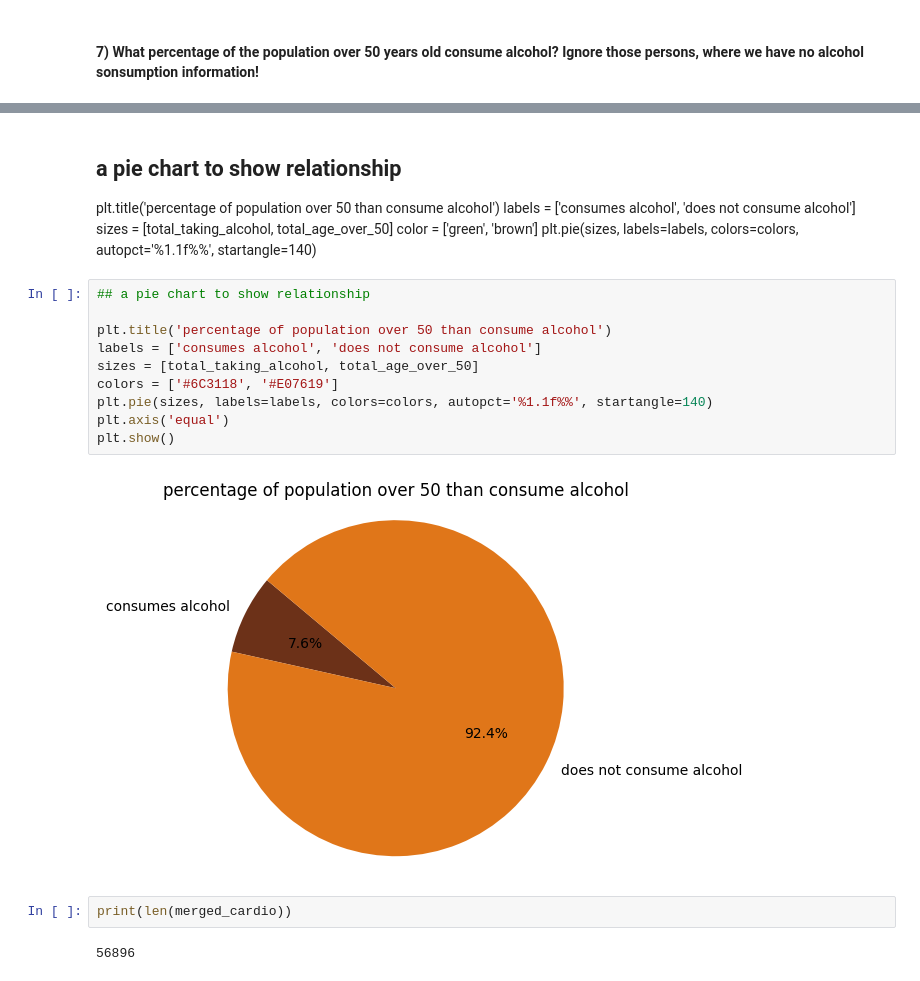
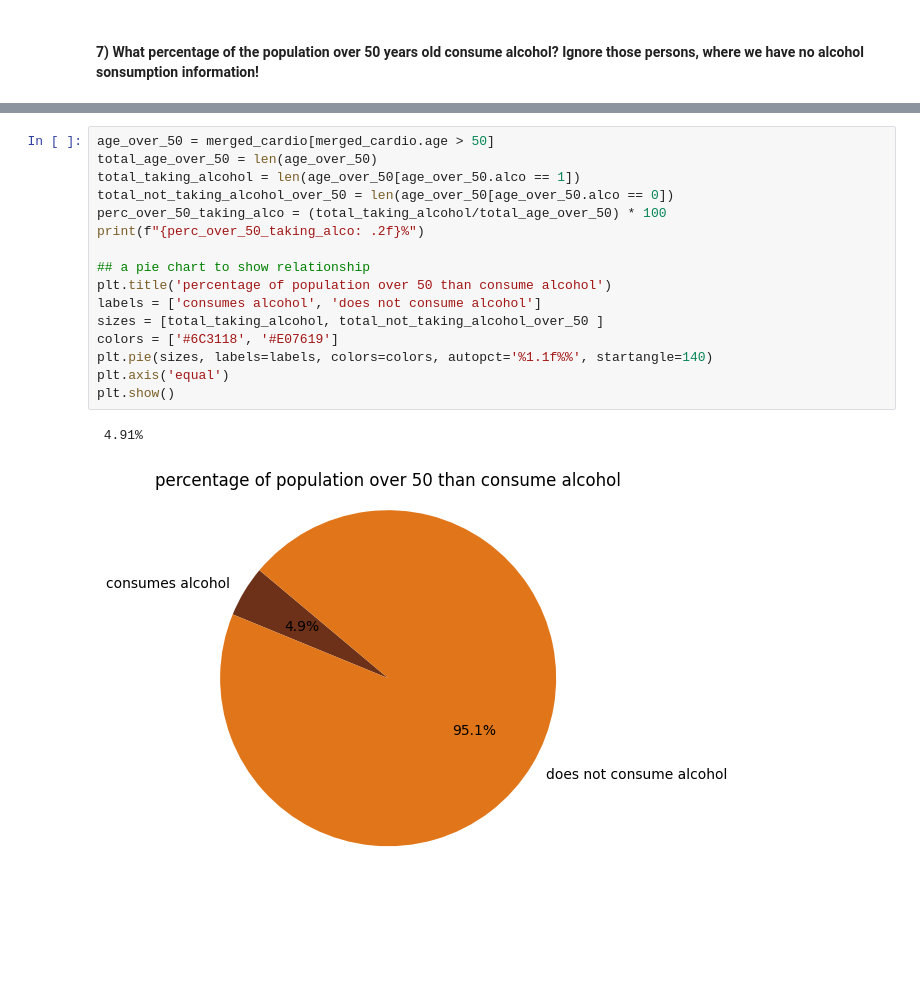
Before and after one commit to Echooed/cardio_cov, a Jupyter notebook: notebooks/cardio_cov_data_cleaning_new.ipynb, the cells around one changed output, grey strips where cells are left out. Drawn from its saved outputs; the diff is of its cells as text; blank space fills up the shorter version.

```diff
--- a/notebooks/cardio_cov_data_cleaning_new.ipynb
+++ b/notebooks/cardio_cov_data_cleaning_new.ipynb
@@ -859,24 +849,19 @@ print(perc_over_50_taking_alco)
-# %% [markdown]
-## a pie chart to show relationship
-
-plt.title('percentage of population over 50 than consume alcohol')
-labels = ['consumes alcohol', 'does not consume alcohol']
-sizes = [total_taking_alcohol, total_age_over_50]
-color = ['green', 'brown']
-plt.pie(sizes, labels=labels, colors=colors, autopct='%1.1f%%', startangle=140)
 # %%
+age_over_50 = merged_cardio[merged_cardio.age > 50]
+total_age_over_50 = len(age_over_50)
+total_taking_alcohol = len(age_over_50[age_over_50.alco == 1])
+total_not_taking_alcohol_over_50 = len(age_over_50[age_over_50.alco == 0])
+perc_over_50_taking_alco = (total_taking_alcohol/total_age_over_50) * 100
+print(f"{perc_over_50_taking_alco: .2f}%")
+
 ## a pie chart to show relationship
-
 plt.title('percentage of population over 50 than consume alcohol')
 labels = ['consumes alcohol', 'does not consume alcohol']
-sizes = [total_taking_alcohol, total_age_over_50]
+sizes = [total_taking_alcohol, total_not_taking_alcohol_over_50 ]
 colors = ['#6C3118', '#E07619']
 plt.pie(sizes, labels=labels, colors=colors, autopct='%1.1f%%', startangle=140)
 plt.axis('equal')
 plt.show()
 # %% [output]
+ 4.91%
-[figure, old version]
+[figure, new version]
-# %%
-print(len(merged_cardio))
-# %% [output]
-56896
```
Also changed, not shown: parts of 2 cells of this notebook.
